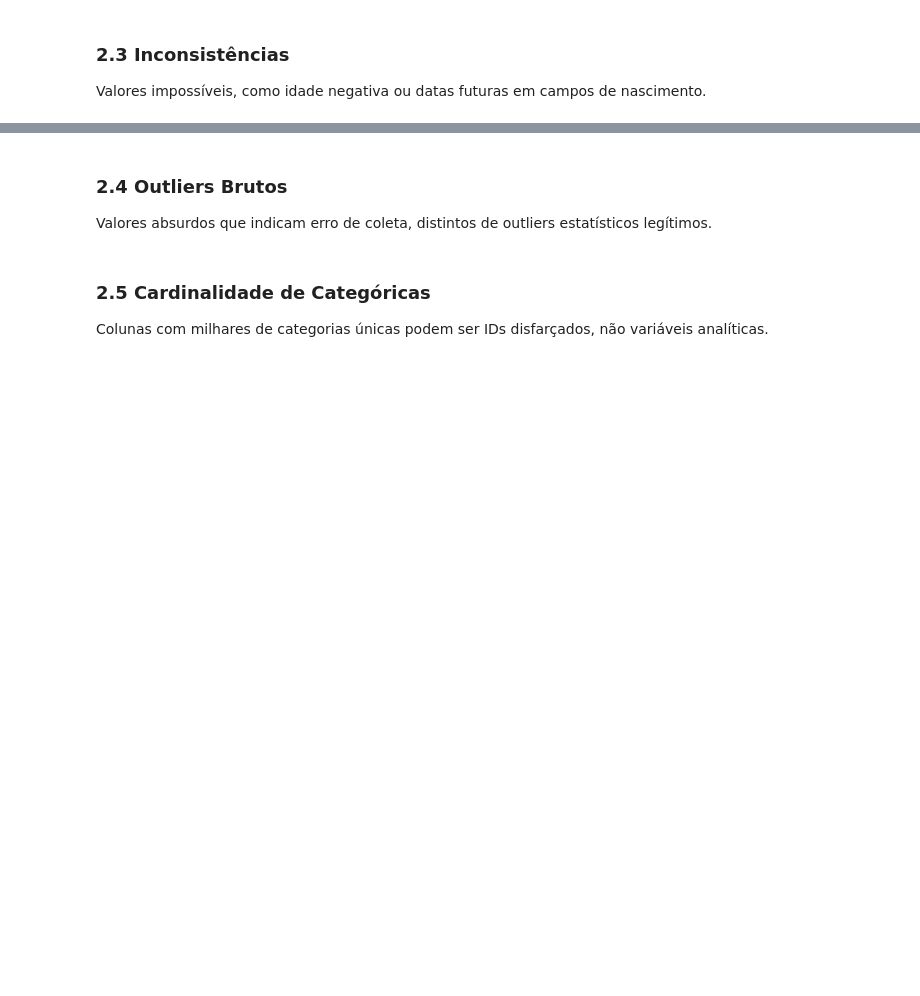
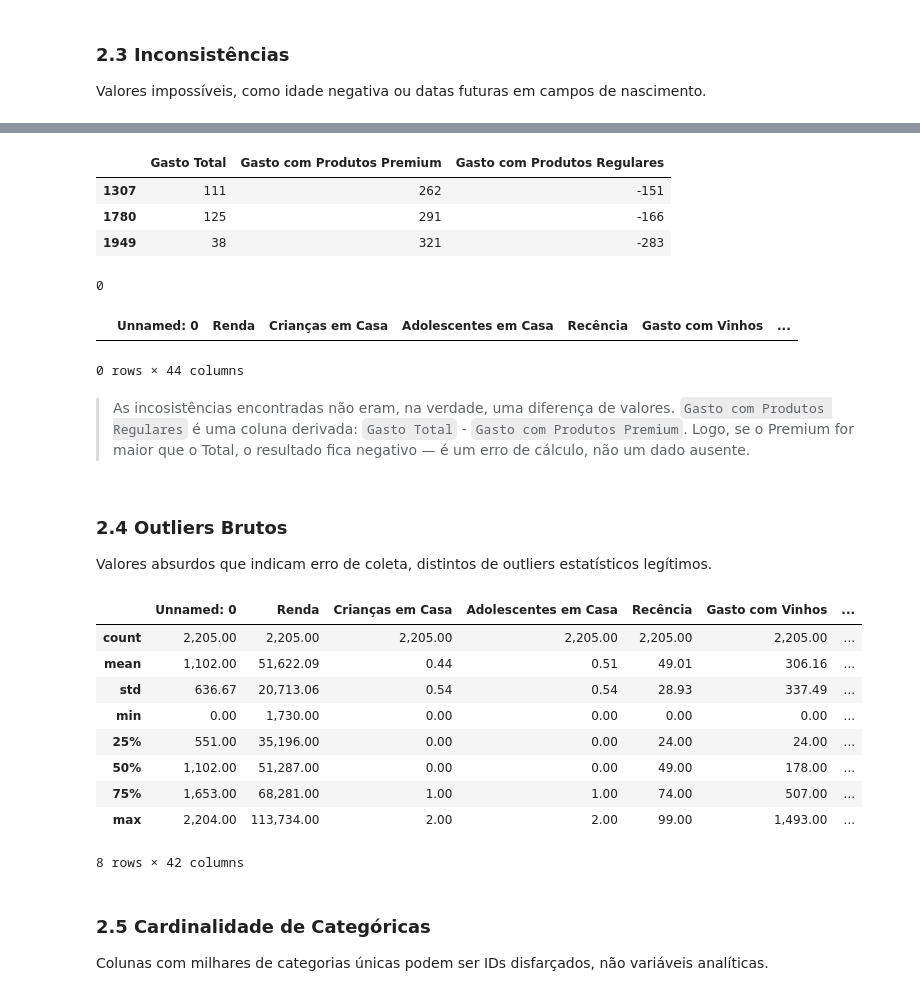
Before and after one commit to jotap53/estatistica_descritiva_python, a Jupyter notebook: notebooks/notebooks_joao_pedro/renata_biaggi/desafio_ifood.ipynb, the cells around one changed output, grey strips where cells are left out. Cells and saved outputs as stored; diff of their text form; code cells hidden in the pictures; blank space fills up the shorter version.

```diff
--- a/notebooks/notebooks_joao_pedro/renata_biaggi/desafio_ifood.ipynb
+++ b/notebooks/notebooks_joao_pedro/renata_biaggi/desafio_ifood.ipynb
@@ -606,6 +736,39 @@ Valores impossíveis, como idade negativa ou datas futuras em campos de nascimen
+# %%
+# Ver as linhas onde o gasto premium é maior que o gasto total
+mask_neg = df["Gasto com Produtos Regulares"] < 0
+df[mask_neg][["Gasto Total", "Gasto com Produtos Premium", "Gasto com Produtos Regulares"]]
+# %% [output]
+|  | Gasto Total | Gasto com Produtos Premium | Gasto com Produtos Regulares |
+| 1307 | 111 | 262 | -151 |
+| 1780 | 125 | 291 | -166 |
+| 1949 | 38 | 321 | -283 |
+# %%
+df.loc[df["Gasto com Produtos Regulares"] < 0, "Gasto com Produtos Regulares"] = 0
+# %%
+print(df["Gasto com Produtos Regulares"].min())  # deve ser >= 0
+df[df["Gasto com Produtos Regulares"] < 0]       # deve retornar vazio
+# %% [output]
+0
+|  | Unnamed: 0 | Renda | Crianças em Casa | Adolescentes em Casa | Recência | Gasto com Vinhos | ... |
+0 rows × 44 columns
+# %% [markdown]
+> As incosistências encontradas não eram, na verdade, uma diferença de valores. `Gasto com Produtos Regulares` é uma coluna derivada: `Gasto Total` - `Gasto com Produtos Premium`. Logo, se o Premium for maior que o Total, o resultado fica negativo — é um erro de cálculo, não um dado ausente.
 # %% [markdown]
 ### 2.4 Outliers Brutos
 Valores absurdos que indicam erro de coleta, distintos de outliers estatísticos legítimos.
+# %%
+df.describe()
+# %% [output]
+|  | Unnamed: 0 | Renda | Crianças em Casa | Adolescentes em Casa | Recência | Gasto com Vinhos | ... |
+| count | 2,205.00 | 2,205.00 | 2,205.00 | 2,205.00 | 2,205.00 | 2,205.00 | ... |
+| mean | 1,102.00 | 51,622.09 | 0.44 | 0.51 | 49.01 | 306.16 | ... |
+| std | 636.67 | 20,713.06 | 0.54 | 0.54 | 28.93 | 337.49 | ... |
+| min | 0.00 | 1,730.00 | 0.00 | 0.00 | 0.00 | 0.00 | ... |
+| 25% | 551.00 | 35,196.00 | 0.00 | 0.00 | 24.00 | 24.00 | ... |
+| 50% | 1,102.00 | 51,287.00 | 0.00 | 0.00 | 49.00 | 178.00 | ... |
+| 75% | 1,653.00 | 68,281.00 | 1.00 | 1.00 | 74.00 | 507.00 | ... |
+| max | 2,204.00 | 113,734.00 | 2.00 | 2.00 | 99.00 | 1,493.00 | ... |
+8 rows × 42 columns
 # %% [markdown]
 ### 2.5 Cardinalidade de Categóricas
 Colunas com milhares de categorias únicas podem ser IDs disfarçados, não variáveis analíticas.
```
Also changed, not shown: parts of 27 cells of this notebook, 1 other file.
